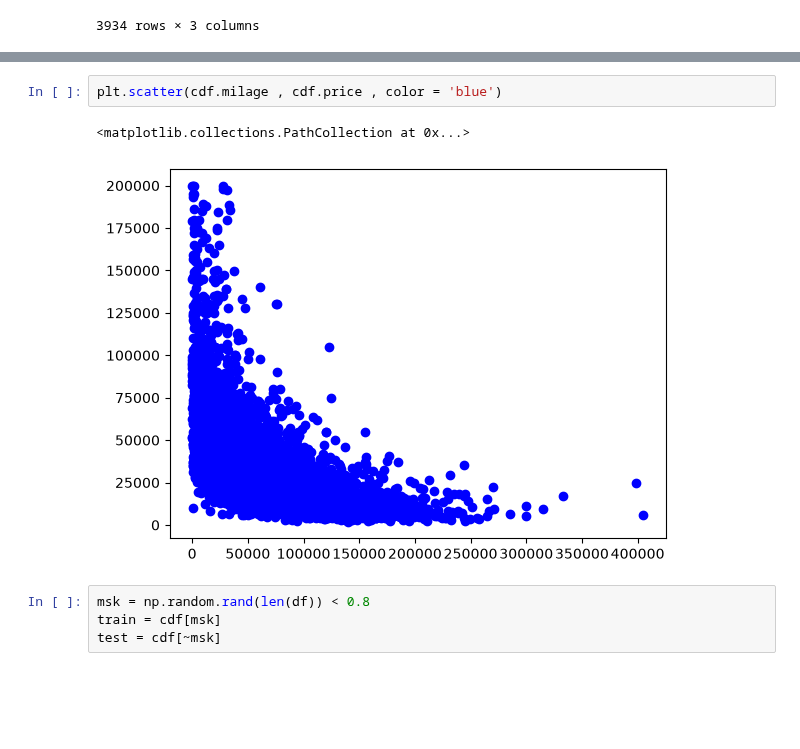
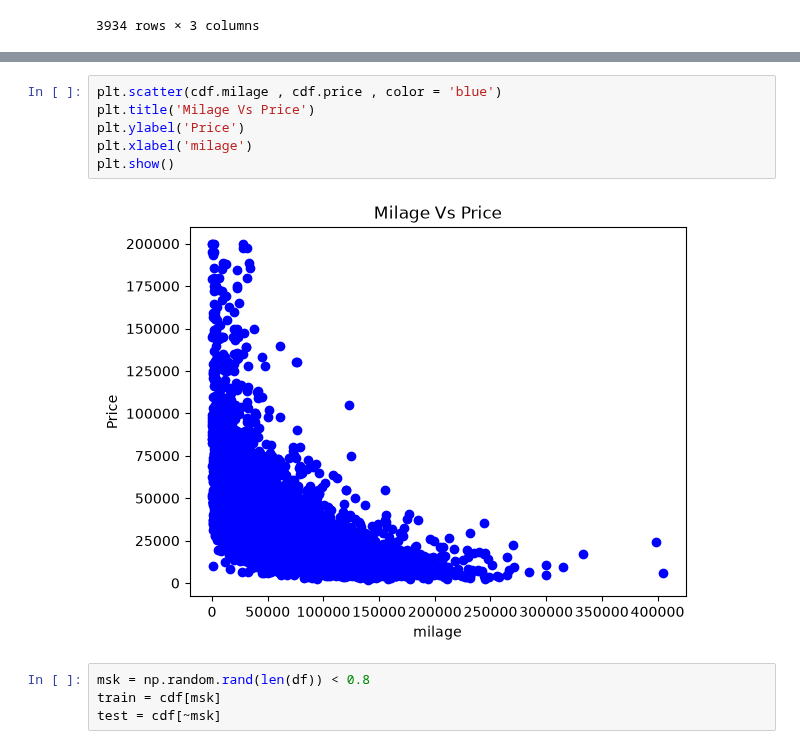
Before and after one commit to Mobin-Madadi/car-price-prediction-ml, a Jupyter notebook: notebooks/car_price_prediction.ipynb, the cells around one changed output, grey strips where cells are left out. Drawn from its saved outputs; the diff is of its cells as text; blank space fills up the shorter version.

```diff
--- a/notebooks/car_price_prediction.ipynb
+++ b/notebooks/car_price_prediction.ipynb
@@ -260,8 +270,11 @@ pd.DataFrame(cdf)
 # %%
 plt.scatter(cdf.milage , cdf.price , color = 'blue')
+plt.title('Milage Vs Price')
+plt.ylabel('Price')
+plt.xlabel('milage')
+plt.show()
 # %% [output]
-<matplotlib.collections.PathCollection at 0x...>
-[figure, old version]
+[figure, new version]
 # %%
 msk = np.random.rand(len(df)) < 0.8
 train = cdf[msk]
```
Also changed, not shown: parts of 11 cells of this notebook.
